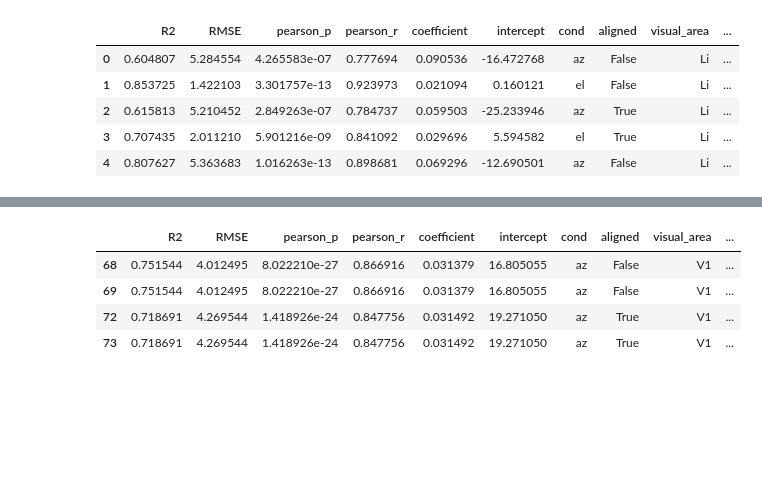
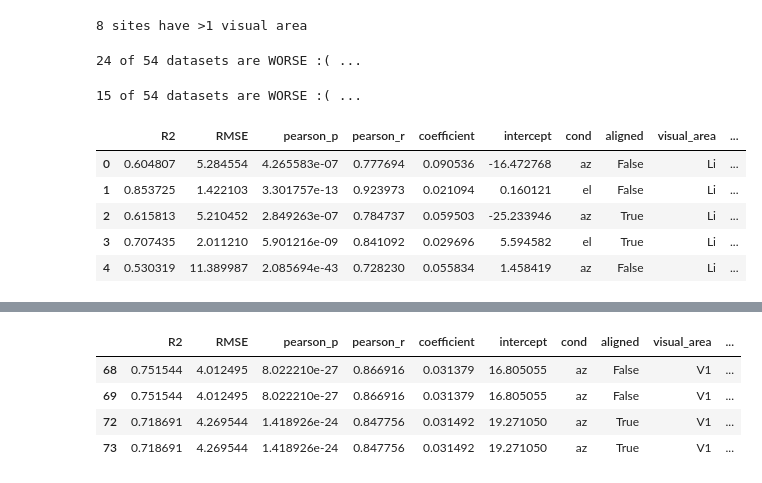
Before and after one commit to julianarhee/rat-2p-area-characterizations, a Jupyter notebook: analyze2p/retinotopy/check_gradient_alignment.ipynb, the cells around one changed output, grey strips where cells are left out. Cells and saved outputs as stored; diff of their text form; code cells hidden in the pictures; blank space fills up the shorter version.

```diff
--- a/analyze2p/retinotopy/check_gradient_alignment.ipynb
+++ b/analyze2p/retinotopy/check_gradient_alignment.ipynb
@@ -34,12 +37,14 @@ regr_list=[]
 for (va, dk), g in meta.groupby(['visual_area', 'datakey']):
     retinorun, AZMAP_NP, ELMAP_NP, GVECTORS = sct.load_vectors_and_maps(dk, va,
                                                                 create_new=False)
-    aligned_np, REGR_NP, regr_np_meas = sct.get_aligned_neuropil(dk, va, retinorun,
-                                                        GVECTORS)
+    aligned_np, REGR_NP, regr_np_meas = sct.transform_and_fit_neuropil(dk, va, retinorun,
+                                                        GVECTORS, )
     regr_np_meas['aligned'] = False
     REGR_NP['aligned'] = True
     df_ = pd.concat([regr_np_meas, REGR_NP], axis=0, ignore_index=True)
     df_['visual_area'] = va
     df_['datakey'] = dk
     regr_list.append(df_)
+all_regr = pd.concat(regr_list, axis=0, ignore_index=True)
+print(all_regr.shape)
 # %% [output]
@@ -68,3 +68,22 @@ print(all_regr.shape)
+# %%
+# Which sites have >1 visual area?
+multiple_areas=[]
+for dk, g in all_regr.groupby('datakey'):
+    n_vas = len(g['visual_area'].unique())
+    if n_vas>1:
+        multiple_areas.append(dk)
+print("%i sites have >1 visual area" % len(multiple_areas))
+# %% [output]
+8 sites have >1 visual area
 # %%
+# Which sites have a worse relationship between retino & ctx due to transformation?
 pre_ = all_regr[~all_regr['aligned']].copy().reset_index(drop=True)
 post_ = all_regr[all_regr['aligned']].copy().reset_index(drop=True)
+
+worse_on_one = np.where(pre_['R2'].round(2)>post_['R2'].round(2))[0]
+worse_on_one_datakeys = pre_.iloc[worse_on_one][['visual_area', 'datakey']].drop_duplicates()
+all_datakeys = pre_[['visual_area', 'datakey']].drop_duplicates()
+print("%s of %i datasets are WORSE :( ..." \
+      % (len(worse_on_one_datakeys), len(all_datakeys)))
+# %% [output]
+24 of 54 datasets are WORSE :( ...
@@ -75,11 +90,30 @@ worse_datakeys = pre_.iloc[worse][['visual_area', 'datakey']]
+# %%
+mean_of_conds = all_regr.groupby(['visual_area', 'datakey', 'aligned'])['R2']\
+                        .mean().reset_index()
+# Which sites have a worse relationship between retino & ctx due to transformation?
+pre_ = mean_of_conds[~mean_of_conds['aligned']].copy().reset_index(drop=True)
+post_ = mean_of_conds[mean_of_conds['aligned']].copy().reset_index(drop=True)
+
+worse_on_avg = np.where(pre_['R2'].round(2)>post_['R2'].round(2))[0]
+worse_on_avg_datakeys = pre_.iloc[worse_on_avg][['visual_area', 'datakey']].drop_duplicates()
+print("%s of %i datasets are WORSE :( ..." \
+      % (len(worse_on_avg_datakeys), len(all_datakeys)))
+# %% [output]
+15 of 54 datasets are WORSE :( ...
 # %%
-all_worse = pd.merge(all_regr, worse_datakeys, on=['visual_area', 'datakey'],
+all_worse = pd.merge(all_regr, worse_on_avg_datakeys, on=['visual_area', 'datakey'],
                      how='inner').drop_duplicates()
+# add datakey num for plotting
+for va, g in all_worse.groupby(['visual_area']):
+    curr_dkeys = g['datakey'].unique()
+    dkey_lut = dict((v, k) for k, v in enumerate(curr_dkeys))
+    dkey_num = [dkey_lut[v] for v in g['datakey'].values]
+    all_worse.loc[g.index, 'datakey_num'] = dkey_num
 all_worse.head()
 # %% [output]
 |  | R2 | RMSE | pearson_p | pearson_r | coefficient | intercept | cond | aligned | visual_area | ... |
 | 0 | 0.604807 | 5.284554 | 4.265583e-07 | 0.777694 | 0.090536 | -16.472768 | az | False | Li | ... |
 | 1 | 0.853725 | 1.422103 | 3.301757e-13 | 0.923973 | 0.021094 | 0.160121 | el | False | Li | ... |
 | 2 | 0.615813 | 5.210452 | 2.849263e-07 | 0.784737 | 0.059503 | -25.233946 | az | True | Li | ... |
 | 3 | 0.707435 | 2.011210 | 5.901216e-09 | 0.841092 | 0.029696 | 5.594582 | el | True | Li | ... |
-| 4 | 0.807627 | 5.363683 | 1.016263e-13 | 0.898681 | 0.069296 | -12.690501 | az | False | Li | ... |
+| 4 | 0.530319 | 11.389987 | 2.085694e-43 | 0.728230 | 0.055834 | 1.458419 | az | False | Li | ... |
```
Also changed, not shown: parts of 18 cells of this notebook, 3 other files.
